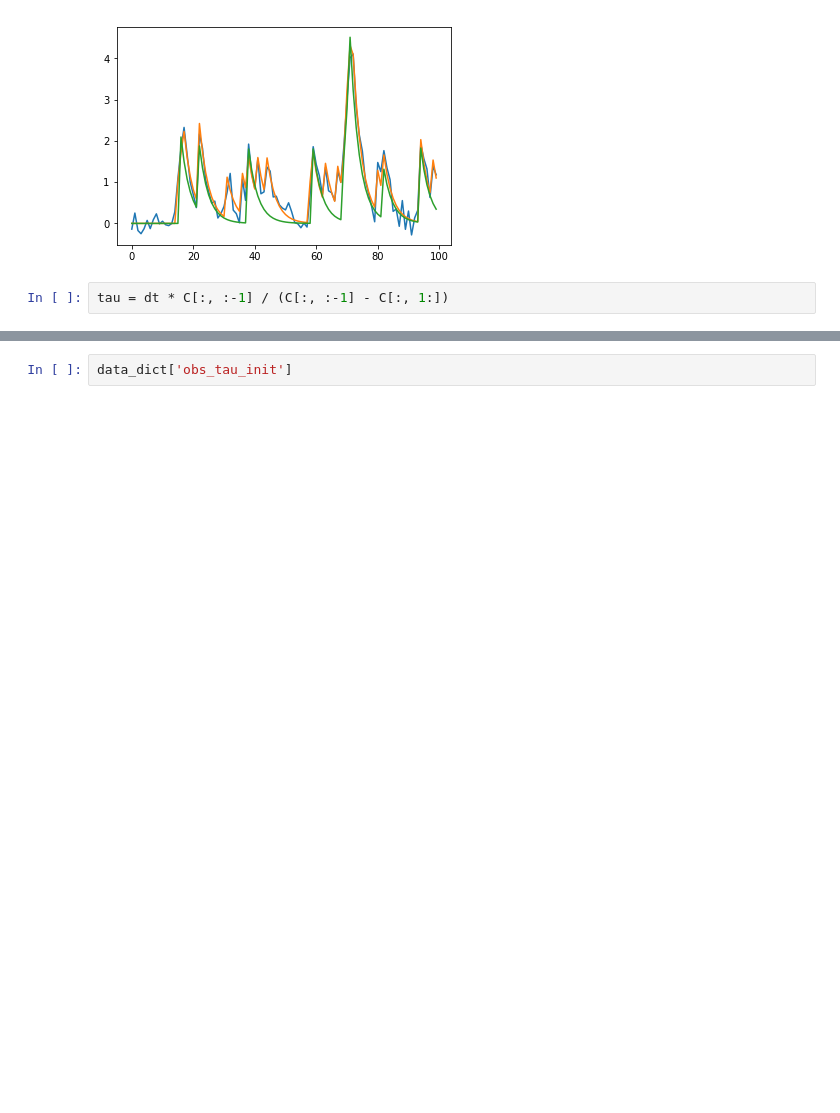
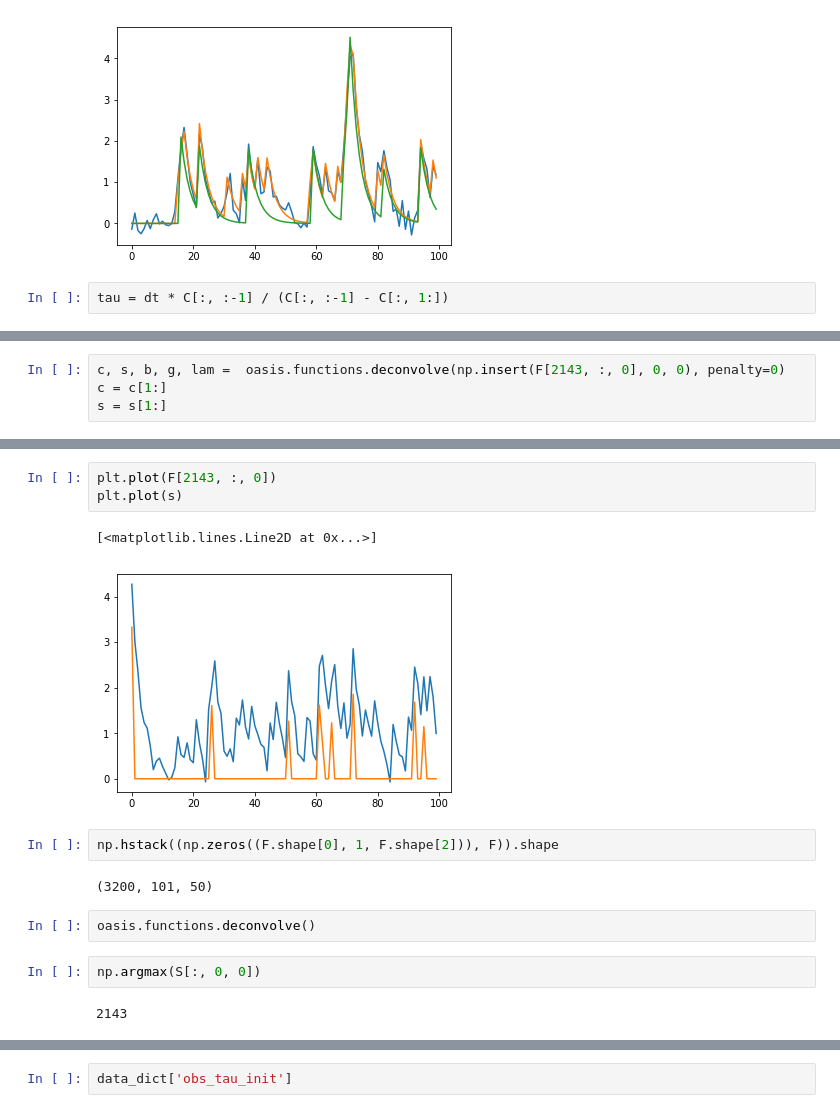
Before and after one commit to lyprince/hierarchical_lfads, a Jupyter notebook: synthetic_data.ipynb, the cells around one changed output, grey strips where cells are left out. Saved outputs shown, nothing was run; the diff lists cells and outputs as text; blank space fills up the shorter version.

```diff
--- a/synthetic_data.ipynb
+++ b/synthetic_data.ipynb
@@ -225,0 +235,4 @@ tau = dt * C[:, :-1] / (C[:, :-1] - C[:, 1:])
+# %%
+c, s, b, g, lam =  oasis.functions.deconvolve(np.insert(F[2143, :, 0], 0, 0), penalty=0)
+c = c[1:]
+s = s[1:]
@@ -225,0 +242,16 @@ tau = dt * C[:, :-1] / (C[:, :-1] - C[:, 1:])
+# %%
+plt.plot(F[2143, :, 0])
+plt.plot(s)
+# %% [output]
+[<matplotlib.lines.Line2D at 0x...>]
+[figure, added]
+# %%
+np.hstack((np.zeros((F.shape[0], 1, F.shape[2])), F)).shape
+# %% [output]
+(3200, 101, 50)
+# %%
+oasis.functions.deconvolve()
+# %%
+np.argmax(S[:, 0, 0])
+# %% [output]
+2143
```
Also changed, not shown: parts of 7 cells of this notebook, 5 other files.
